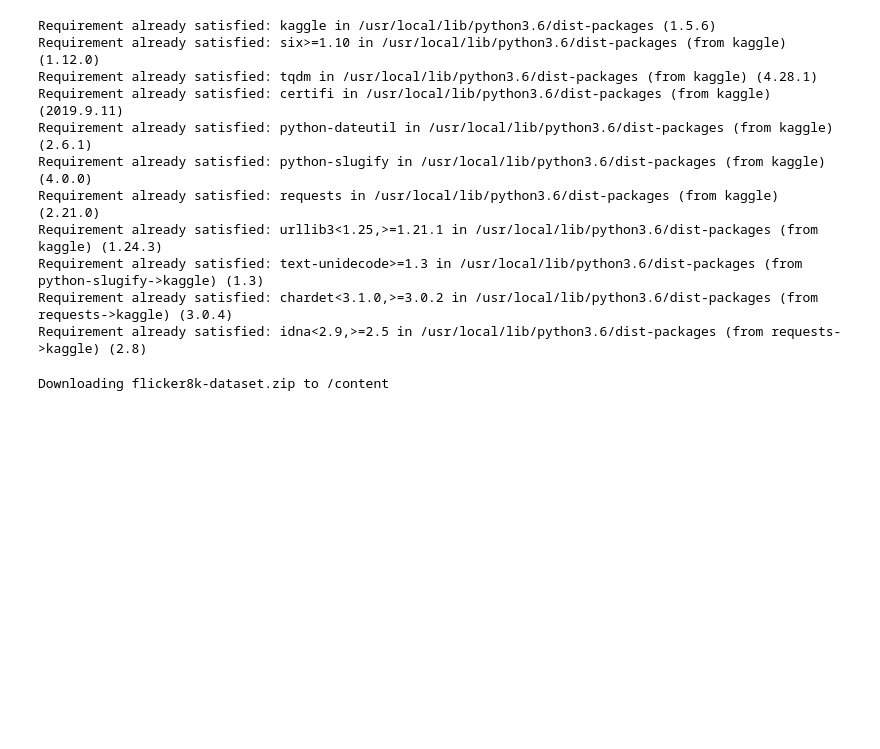
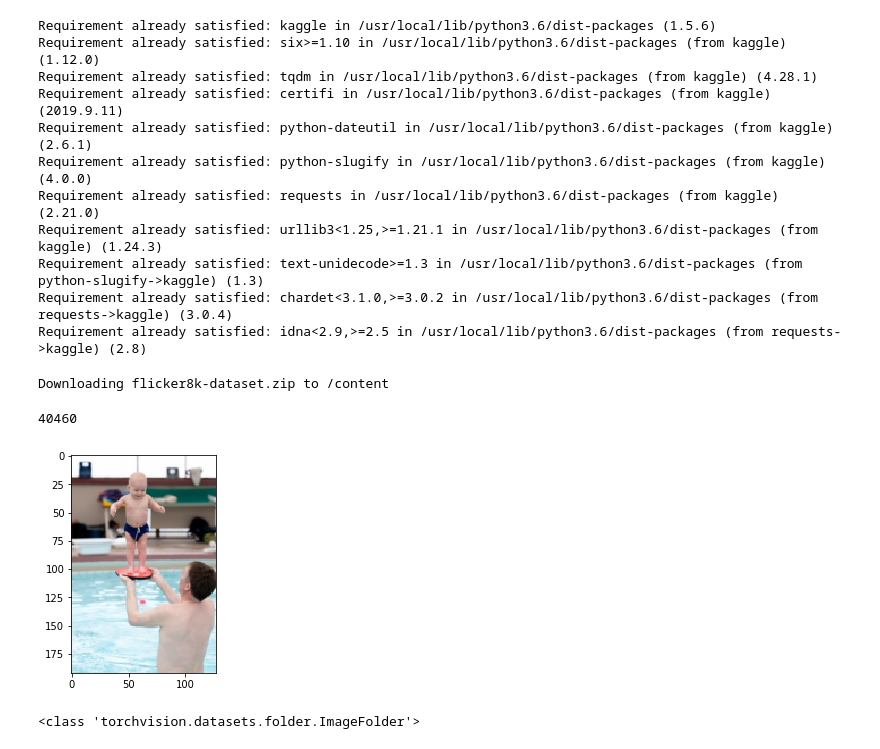
Before and after one commit to porter7678/image_caption_generator, a Jupyter notebook: image_caption_generator.ipynb, the cells around one changed output. Drawn from its saved outputs; the diff is of its cells as text; code cells hidden in the pictures; blank space fills up the shorter version.

Commit message:
Begin implementation of Dataset class

```diff
--- a/image_caption_generator.ipynb
+++ b/image_caption_generator.ipynb
@@ -40,2 +47,75 @@ if not 'KAGGLE_KEY' in os.environ:
 # %% [output]
 Downloading flicker8k-dataset.zip to /content
+# %%
+############ - DATATSET README - ################################################################
+# Flickr8k.token.txt - the raw captions of the Flickr8k Dataset,
+#       the first column is the ID of the caption which is "image address # caption number"
+# Flickr8k.lemma.txt - the lemmatized version of the above captions
+# Flickr_8k.trainImages.txt - The list of training images used in our experiments
+# Flickr_8k.devImages.txt - The list of development/validation images used in our experiments
+# Flickr_8k.testImages.txt - The list of test images used in our experiments
+#################################################################################################
+
+
+with open('Flickr8k_text/Flickr8k.token.txt', 'r') as f:
+    lines = f.readlines()
+
+print(len(lines))
+# %% [output]
+40460
+# %%
+def show_imgs(x, new_fig=True):
+    '''
+    Arguments:
+        x ((c,m,n) tensor): The image to be shown
+    '''
+    grid = vutils.make_grid(x.detach().cpu(), nrow=8, normalize=True, pad_value=0.3)
+    grid = grid.transpose(0,2).transpose(0,1) # channels as last dimension
+    if new_fig:
+        plt.figure()
+    plt.imshow(grid.numpy())
+# %%
+root = 'Flickr8k_Dataset/'
+
+# NOTE: Really unsure about this sizing
+img_size = 128
+
+image_dataset = datasets.ImageFolder(root=root,
+                           transform=transforms.Compose([
+                               transforms.Resize(img_size),
+                               #transforms.CenterCrop(img_size),  # This is the line that is making images square
+                               transforms.ToTensor(),
+                               transforms.Normalize((0.5, 0.5, 0.5), (0.5, 0.5, 0.5)),
+                           ]))
+# %%
+num = 4642
+
+ix = num
+x, _ = image_dataset[ix]
+show_imgs(x)
+# %% [output]
+[figure, added]
+# %%
+class ImageCaptionDataset(Dataset):
+    def __init__(self, root, train=True):
+
+        img_size = 128
+
+        self.image_folder = datasets.ImageFolder(root=root,
+                                                transform=transforms.Compose([
+                                                    transforms.Resize(img_size),
+                                                    #transforms.CenterCrop(img_size),  # This is the line that is making images square
+                                                    transforms.ToTensor(),
+                                                    transforms.Normalize((0.5, 0.5, 0.5), (0.5, 0.5, 0.5)),
+                                                ]))
+
+        self.caption_folder = None
+
+
+    def __getitem__(self):
+        pass
+
+    def __len__(self):
+        return 49
+# %% [output]
+<class 'torchvision.datasets.folder.ImageFolder'>
```
Also changed, not shown: parts of 2 cells of this notebook.
